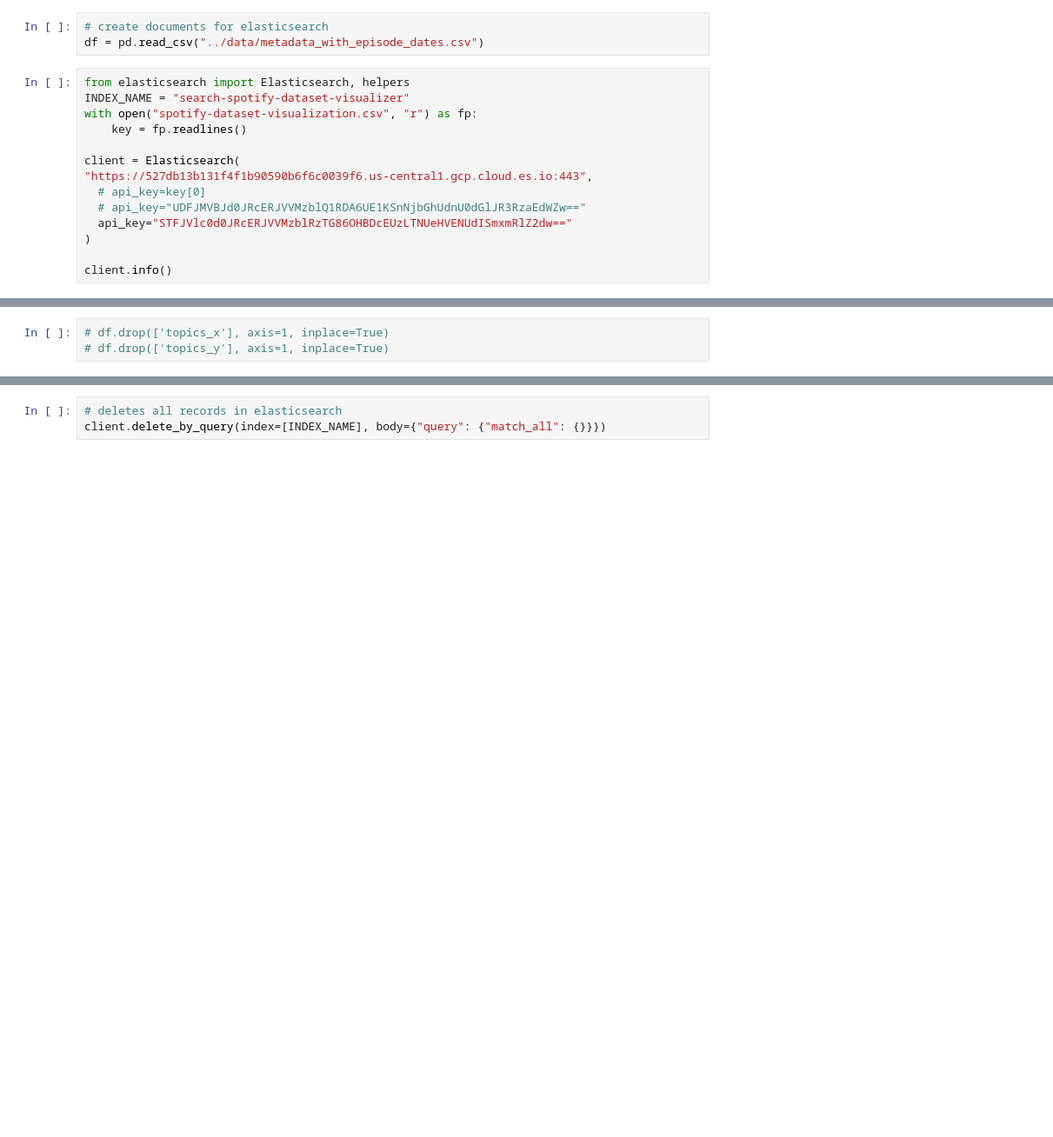
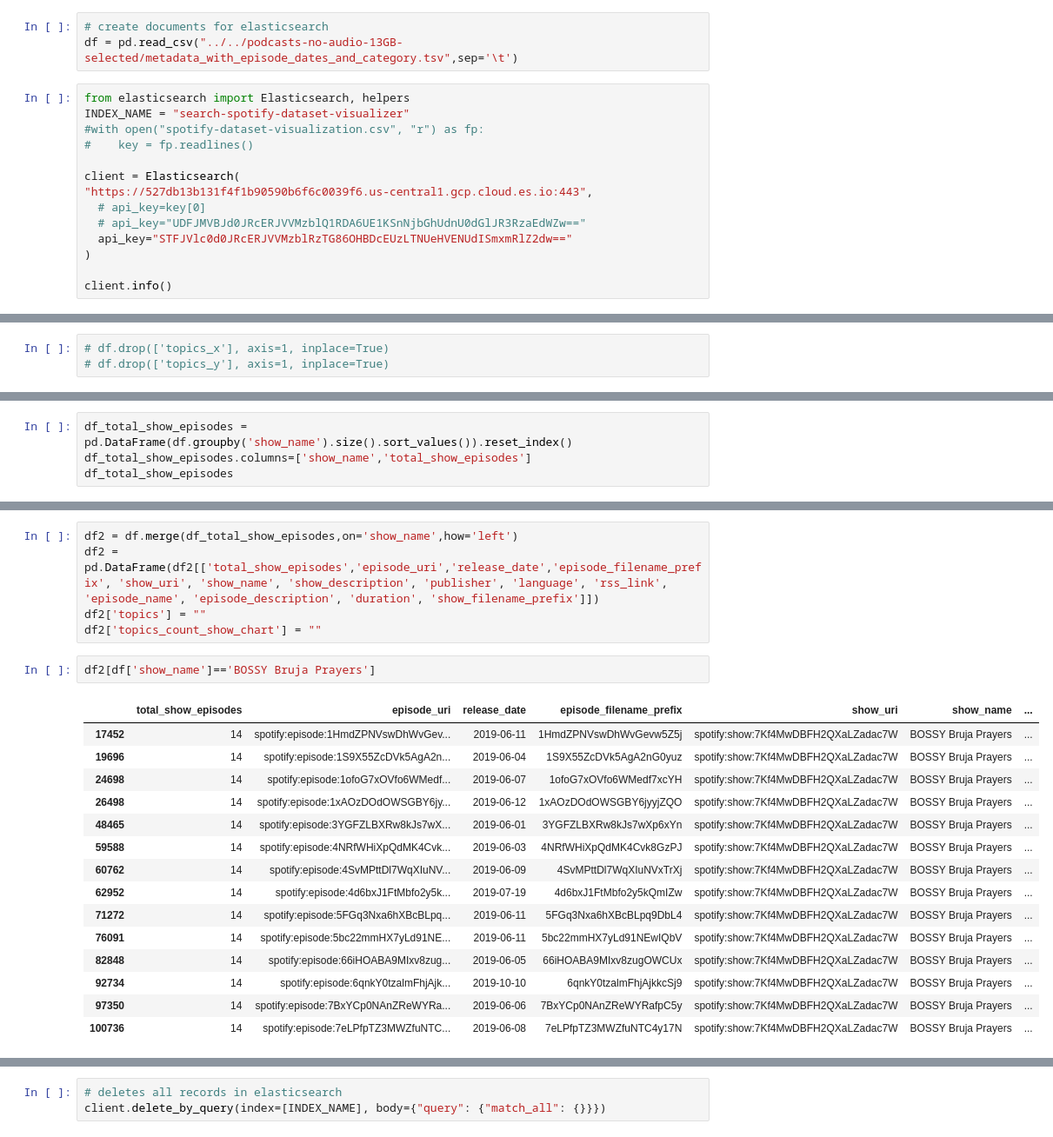
Before and after one commit to scaperothian/spotify-podcast-viz, a Jupyter notebook: notebooks/SpotifyPodcast_elasticsearch_data.ipynb, the cells around one changed output, grey strips where cells are left out. Shown at 87% size. Cells and saved outputs as stored; diff of their text form; blank space fills up the shorter version.

```diff
--- a/notebooks/SpotifyPodcast_elasticsearch_data.ipynb
+++ b/notebooks/SpotifyPodcast_elasticsearch_data.ipynb
@@ -7,12 +7,12 @@
 import pandas as pd
 # %%
 # create documents for elasticsearch
-df = pd.read_csv("../data/metadata_with_episode_dates.csv")
+df = pd.read_csv("../../podcasts-no-audio-13GB-selected/metadata_with_episode_dates_and_category.tsv",sep='\t')
 # %%
 from elasticsearch import Elasticsearch, helpers
 INDEX_NAME = "search-spotify-dataset-visualizer"
-with open("spotify-dataset-visualization.csv", "r") as fp:
-    key = fp.readlines()
+#with open("spotify-dataset-visualization.csv", "r") as fp:
+#    key = fp.readlines()
 
 client = Elasticsearch(
 "https://527db13b131f4f1b90590b6f6c0039f6.us-central1.gcp.cloud.es.io:443",
@@ -87,0 +106,4 @@ df['topics_count_show_chart'] = df['topics_count_show'].apply(generate_topics_sh
+# %%
+df_total_show_episodes = pd.DataFrame(df.groupby('show_name').size().sort_values()).reset_index()
+df_total_show_episodes.columns=['show_name','total_show_episodes']
+df_total_show_episodes
@@ -87,0 +124,23 @@ df['topics_count_show_chart'] = df['topics_count_show'].apply(generate_topics_sh
+# %%
+df2 = df.merge(df_total_show_episodes,on='show_name',how='left')
+df2 = pd.DataFrame(df2[['total_show_episodes','episode_uri','release_date','episode_filename_prefix', 'show_uri', 'show_name', 'show_description', 'publisher', 'language', 'rss_link', 'episode_name', 'episode_description', 'duration', 'show_filename_prefix']])
+df2['topics'] = ""
+df2['topics_count_show_chart'] = ""
+# %%
+df2[df['show_name']=='BOSSY Bruja Prayers']
+# %% [output]
+|  | total_show_episodes | episode_uri | release_date | episode_filename_prefix | show_uri | show_name | ... |
+| 17452 | 14 | spotify:episode:1HmdZPNVswDhWvGev... | 2019-06-11 | 1HmdZPNVswDhWvGevw5Z5j | spotify:show:7Kf4MwDBFH2QXaLZadac7W | BOSSY Bruja Prayers | ... |
+| 19696 | 14 | spotify:episode:1S9X55ZcDVk5AgA2n... | 2019-06-04 | 1S9X55ZcDVk5AgA2nG0yuz | spotify:show:7Kf4MwDBFH2QXaLZadac7W | BOSSY Bruja Prayers | ... |
+| 24698 | 14 | spotify:episode:1ofoG7xOVfo6WMedf... | 2019-06-07 | 1ofoG7xOVfo6WMedf7xcYH | spotify:show:7Kf4MwDBFH2QXaLZadac7W | BOSSY Bruja Prayers | ... |
+| 26498 | 14 | spotify:episode:1xAOzDOdOWSGBY6jy... | 2019-06-12 | 1xAOzDOdOWSGBY6jyyjZQO | spotify:show:7Kf4MwDBFH2QXaLZadac7W | BOSSY Bruja Prayers | ... |
+| 48465 | 14 | spotify:episode:3YGFZLBXRw8kJs7wX... | 2019-06-01 | 3YGFZLBXRw8kJs7wXp6xYn | spotify:show:7Kf4MwDBFH2QXaLZadac7W | BOSSY Bruja Prayers | ... |
+| 59588 | 14 | spotify:episode:4NRfWHiXpQdMK4Cvk... | 2019-06-03 | 4NRfWHiXpQdMK4Cvk8GzPJ | spotify:show:7Kf4MwDBFH2QXaLZadac7W | BOSSY Bruja Prayers | ... |
+| 60762 | 14 | spotify:episode:4SvMPttDl7WqXIuNV... | 2019-06-09 | 4SvMPttDl7WqXIuNVxTrXj | spotify:show:7Kf4MwDBFH2QXaLZadac7W | BOSSY Bruja Prayers | ... |
+| 62952 | 14 | spotify:episode:4d6bxJ1FtMbfo2y5k... | 2019-07-19 | 4d6bxJ1FtMbfo2y5kQmIZw | spotify:show:7Kf4MwDBFH2QXaLZadac7W | BOSSY Bruja Prayers | ... |
+| 71272 | 14 | spotify:episode:5FGq3Nxa6hXBcBLpq... | 2019-06-11 | 5FGq3Nxa6hXBcBLpq9DbL4 | spotify:show:7Kf4MwDBFH2QXaLZadac7W | BOSSY Bruja Prayers | ... |
+| 76091 | 14 | spotify:episode:5bc22mmHX7yLd91NE... | 2019-06-11 | 5bc22mmHX7yLd91NEwIQbV | spotify:show:7Kf4MwDBFH2QXaLZadac7W | BOSSY Bruja Prayers | ... |
+| 82848 | 14 | spotify:episode:66iHOABA9MIxv8zug... | 2019-06-05 | 66iHOABA9MIxv8zugOWCUx | spotify:show:7Kf4MwDBFH2QXaLZadac7W | BOSSY Bruja Prayers | ... |
+| 92734 | 14 | spotify:episode:6qnkY0tzalmFhjAjk... | 2019-10-10 | 6qnkY0tzalmFhjAjkkcSj9 | spotify:show:7Kf4MwDBFH2QXaLZadac7W | BOSSY Bruja Prayers | ... |
+| 97350 | 14 | spotify:episode:7BxYCp0NAnZReWYRa... | 2019-06-06 | 7BxYCp0NAnZReWYRafpC5y | spotify:show:7Kf4MwDBFH2QXaLZadac7W | BOSSY Bruja Prayers | ... |
+| 100736 | 14 | spotify:episode:7eLPfpTZ3MWZfuNTC... | 2019-06-08 | 7eLPfpTZ3MWZfuNTC4y17N | spotify:show:7Kf4MwDBFH2QXaLZadac7W | BOSSY Bruja Prayers | ... |
```
Also changed, not shown: parts of 24 cells of this notebook, 1 other file.
